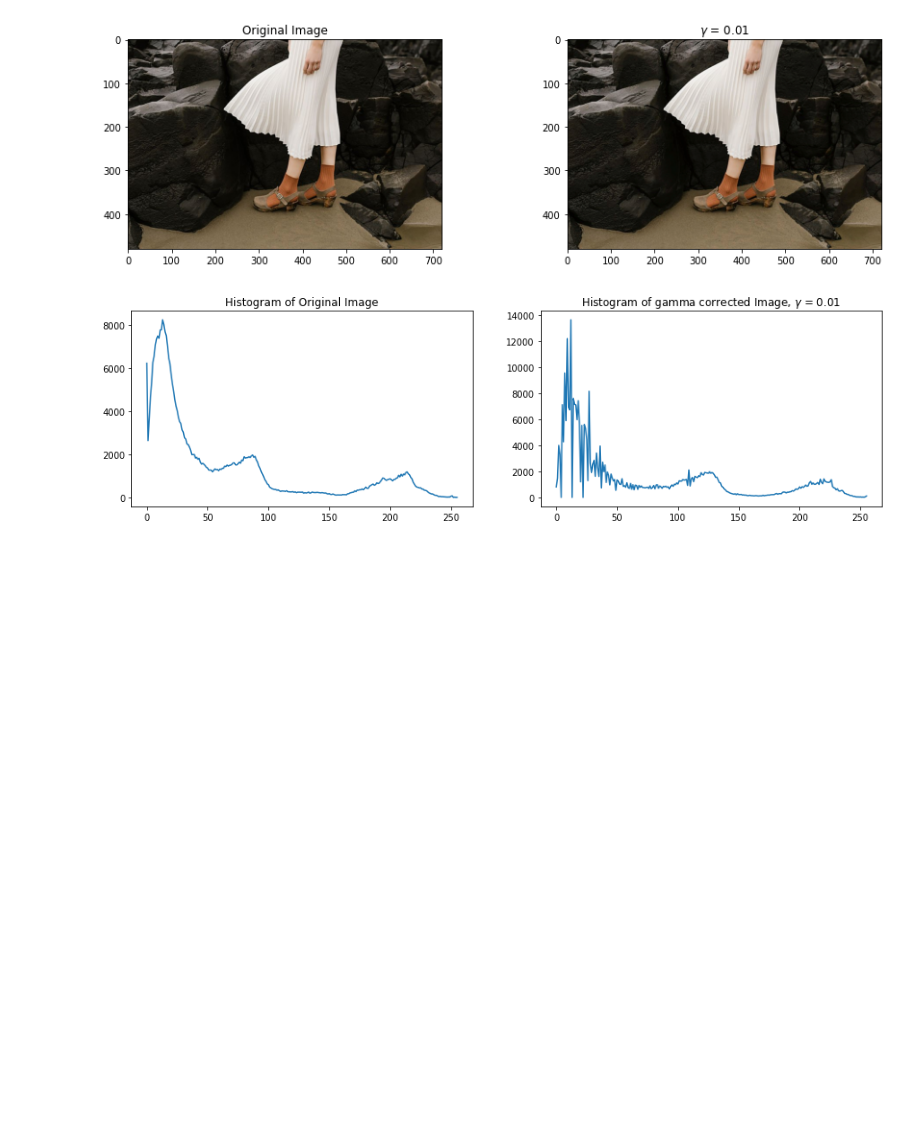
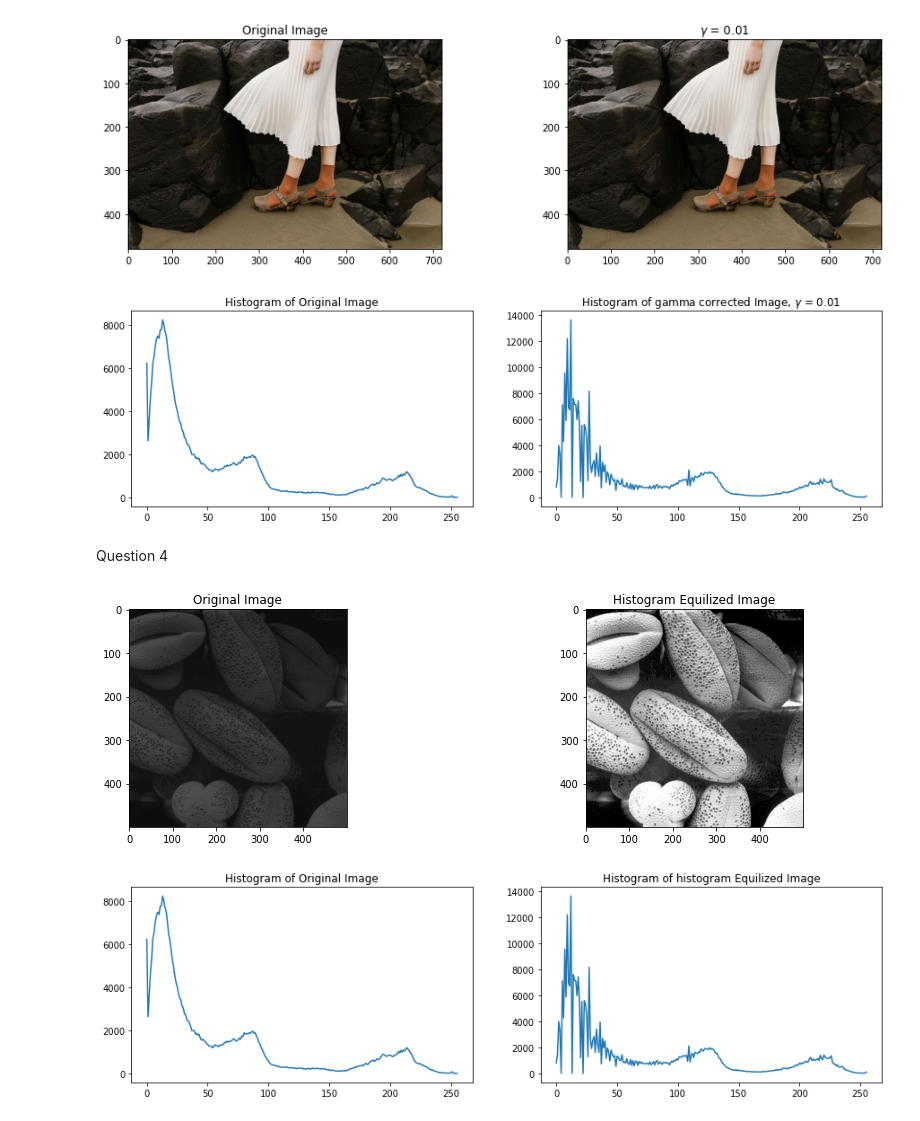
Before and after one commit to dulmi-99/Image-Processing-and-Machine-Vision, a Jupyter notebook: Assignments/Assignment 1/190107T_a01.ipynb, the cells around one changed output. Drawn from its saved outputs; the diff is of its cells as text; code cells hidden in the pictures; blank space fills up the shorter version.

Commit message:
Question 4, added docs of ex3

```diff
--- a/Assignments/Assignment 1/190107T_a01.ipynb
+++ b/Assignments/Assignment 1/190107T_a01.ipynb
@@ -125,3 +125,34 @@ plt.show()
 # %% [output]
 [figure]
 [figure]
+# %% [markdown]
+Question 4
+# %%
+import numpy as np
+import cv2 as cv
+import matplotlib.pyplot as plt
+
+shells =  cv.imread("shells.png",cv.IMREAD_GRAYSCALE)
+assert shells is not None
+
+equi_shells = cv.equalizeHist(shells)
+shells_histo = cv.calcHist([shells],[0],None,[256],[0,256])
+equi_shells_histo = cv.calcHist([equi_shells ],[0],None,[256],[0,256])
+
+fig, ax = plt.subplots(1,2)
+fig.set_figwidth(15)
+ax[0].imshow(shells , cmap='gray', vmin=0, vmax=255)
+ax[0].set_title("Original Image")
+ax[1].imshow(equi_shells , cmap='gray', vmin=0, vmax=255)
+ax[1].set_title("Histogram Equilized Image")
+
+fig2, axis = plt.subplots(1,2)
+fig2.set_figwidth(15)
+axis[0].plot(im_hist)
+axis[0].set_title("Histogram of Original Image")
+axis[1].plot(im_lab_hist)
+axis[1].set_title("Histogram of histogram Equilized Image")
+plt.show()
+# %% [output]
+[figure, added]
+[figure, added]
```
Also changed, not shown: 4 other files.
